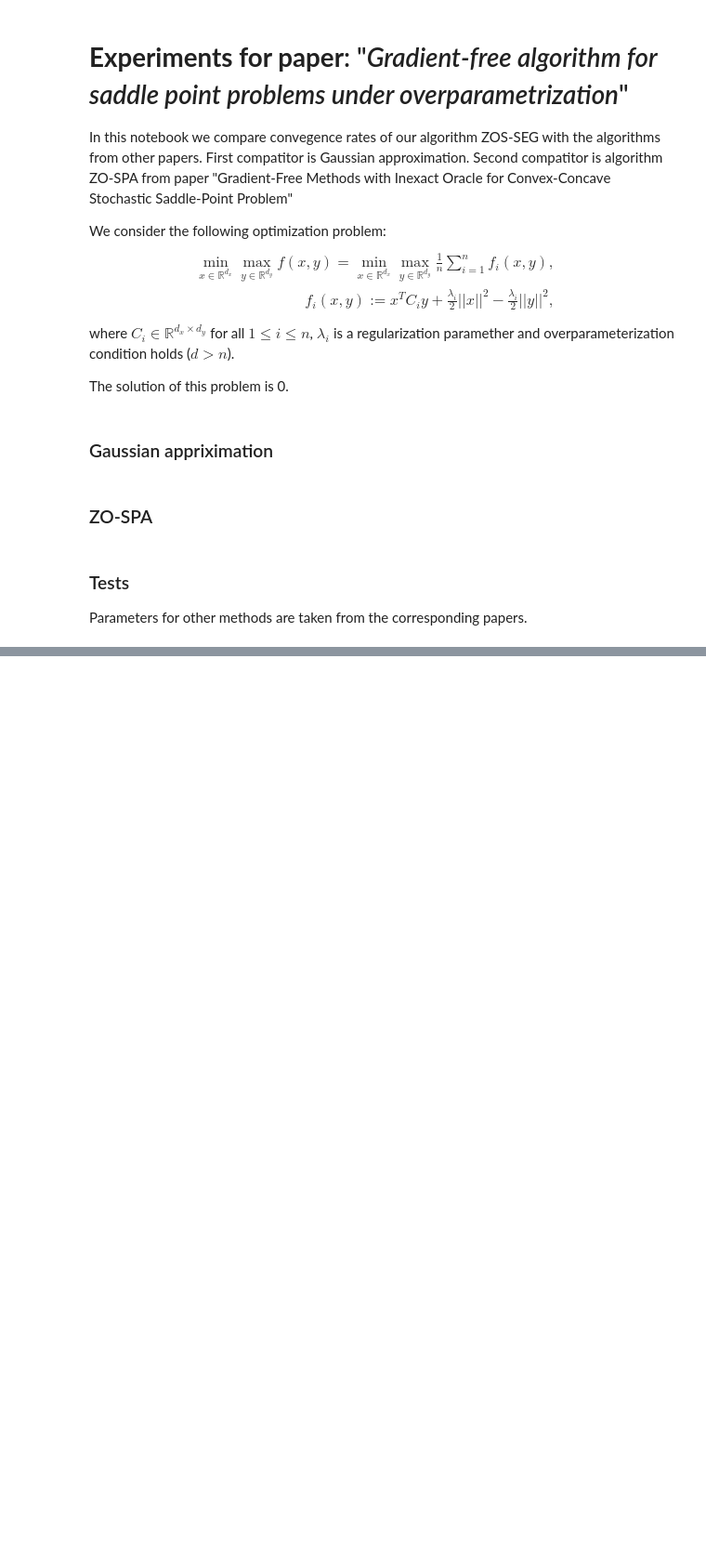
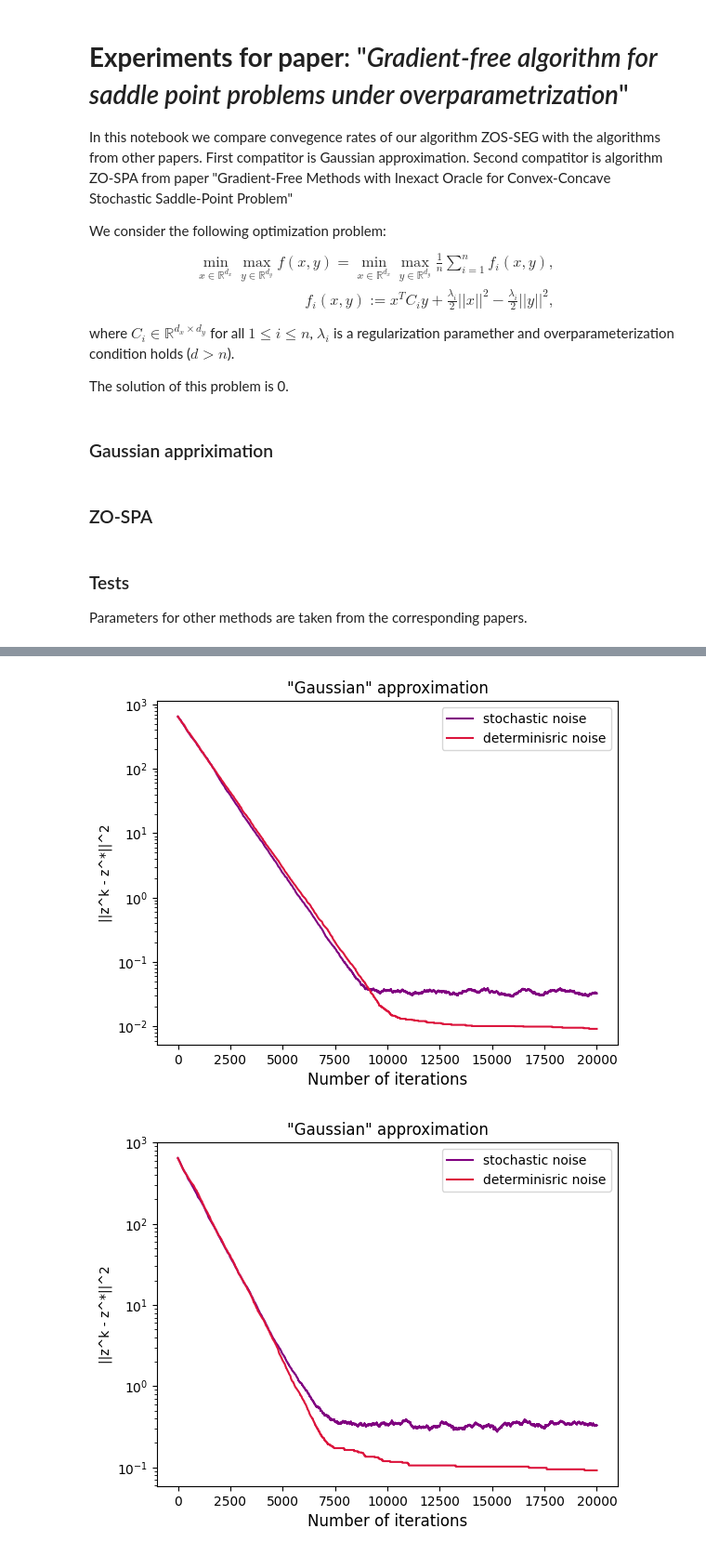
Before and after one commit to Sone4ka1567/Gradient_free_algorithm_for_spp, a Jupyter notebook: ZOS-SEG_Comparison.ipynb, the cells around one changed output, grey strips where cells are left out. Shown at 93% size. Cells and saved outputs as stored; diff of their text form; code cells hidden in the pictures; blank space fills up the shorter version.

```diff
--- a/ZOS-SEG_Comparison.ipynb
+++ b/ZOS-SEG_Comparison.ipynb
@@ -172,29 +187,37 @@ class Gaussian:
         self.z_solve = np.random.uniform(-self.Q, self.Q, size=((self.problem.dim, 1)))
         self.z_start = np.random.uniform(-self.Q, self.Q, size=((self.problem.dim, 1)))
 
-    def approx_of_gradient_with_stoch_noise(self, z, gamma):
+    def approx_of_gradient_with_stoch_noise(self, z, gamma, Delta):
         u = np.random.randn(self.problem.dim, 1)
 
-        cost_function_1 = self.problem.objective_function(z + gamma * u) + np.random.randn() / 1000
-        cost_function_2 = self.problem.objective_function(z) + np.random.randn() / 1000
+        if Delta is None:
+            Delta = 0.001
+
+        cost_function_1 = self.problem.objective_function(z + gamma * u) + np.random.randn() * Delta
+        cost_function_2 = self.problem.objective_function(z) + np.random.randn() * Delta
         grad_gaussian = ((cost_function_1 - cost_function_2) * u) / (gamma)
 
         return grad_gaussian
 
-    def approx_of_gradient_with_determ_noise(self, z, gamma):
+    def approx_of_gradient_with_determ_noise(self, z, gamma, Delta):
         u = np.random.randn(self.problem.dim, 1)
 
         cost_function_1 = self.problem.objective_function(z + gamma * u)
         cost_function_2 = self.problem.objective_function(z)
 
-        cost_function_1 = np.round(cost_function_1, 4)
-        cost_function_2 = np.round(cost_function_2, 4)
+        if Delta is None:
+            round_points = 4
+        else:
+            round_points = count_decimal_places(Delta)
+
+        cost_function_1 = np.round(cost_function_1, round_points)
+        cost_function_2 = np.round(cost_function_2, round_points)
 
         grad_gaussian = ((cost_function_1 - cost_function_2) * u) / (gamma)
 
         return grad_gaussian
 
-    def Method(self, gamma, N, stepsize, plot=True):
+    def Method(self, gamma, N, stepsize, Delta=None, plot=True):
         z_stoch = np.copy(self.z_start)
         z_determ = np.copy(self.z_start)
 
@@ -204,11 +227,11 @@ class Gaussian:
             stoch_noise_history.append(np.linalg.norm(z_stoch))
             determ_noise_history.append(np.linalg.norm(z_determ))
 
-            grad_stoch = self.approx_of_gradient_with_stoch_noise(z_stoch, gamma)
+            grad_stoch = self.approx_of_gradient_with_stoch_noise(z_stoch, gamma, Delta)
             grad_stoch[self.problem.dim_x:] *= -1
             z_stoch = z_stoch - stepsize * grad_stoch
 
-            grad_determ = self.approx_of_gradient_with_determ_noise(z_determ, gamma)
+            grad_determ = self.approx_of_gradient_with_determ_noise(z_determ, gamma, Delta)
             grad_determ[self.problem.dim_x:] *= -1
             z_determ = z_determ - stepsize * grad_determ
 
@@ -316,0 +354,10 @@ stoch_gaussian, determ_gaussian = model_gaussian.Method(0.1, 20_000, 0.01)
+# %%
+stoch_gaussian, determ_gaussian = [], []
+
+for delta in tqdm(Deltas, position=0, leave=True):
+    stoch, determ = model_gaussian.Method(0.001, 20_000, 0.001, delta)
+    stoch_gaussian.append(stoch)
+    determ_gaussian.append(determ)
+# %% [output]
+[figure, added]
+[figure, added]
```
Also changed, not shown: parts of 11 cells of this notebook, 1 other file.
